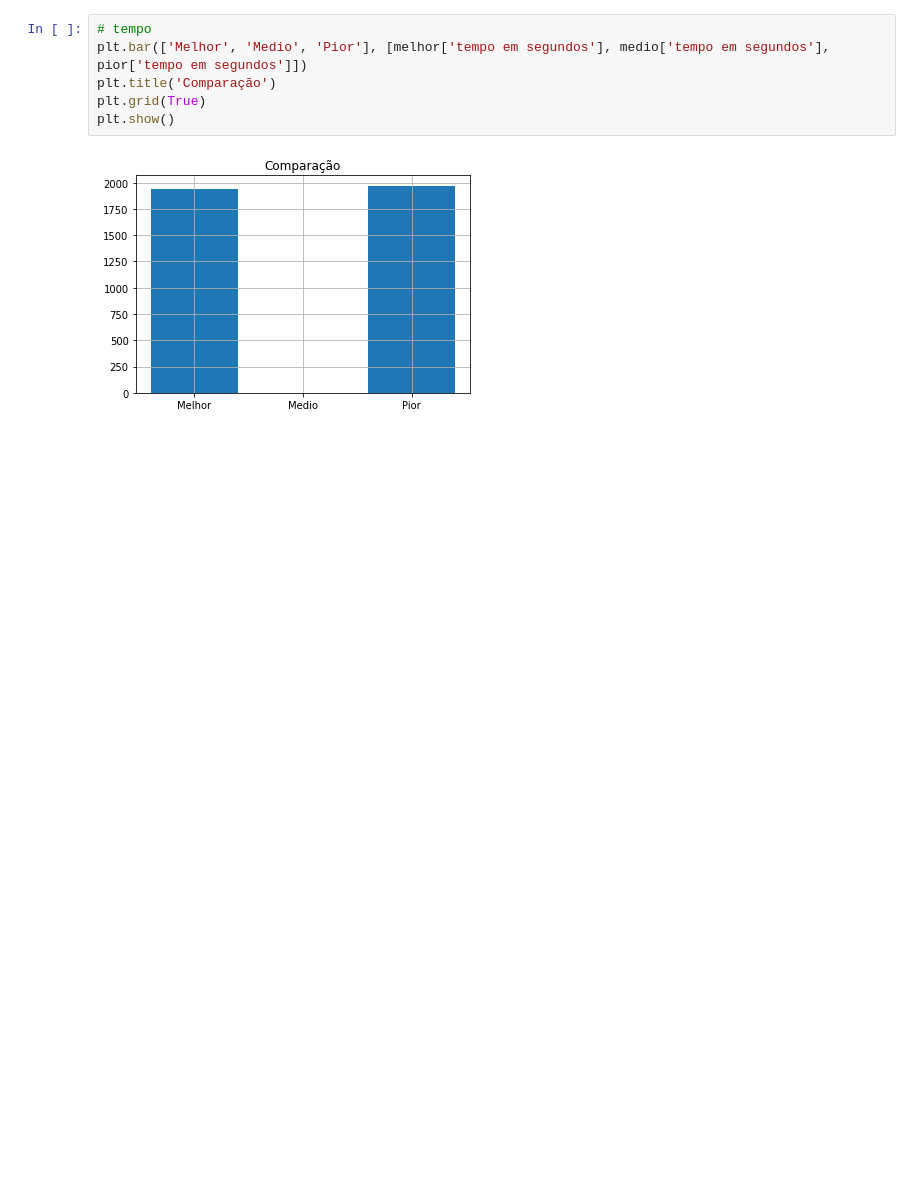
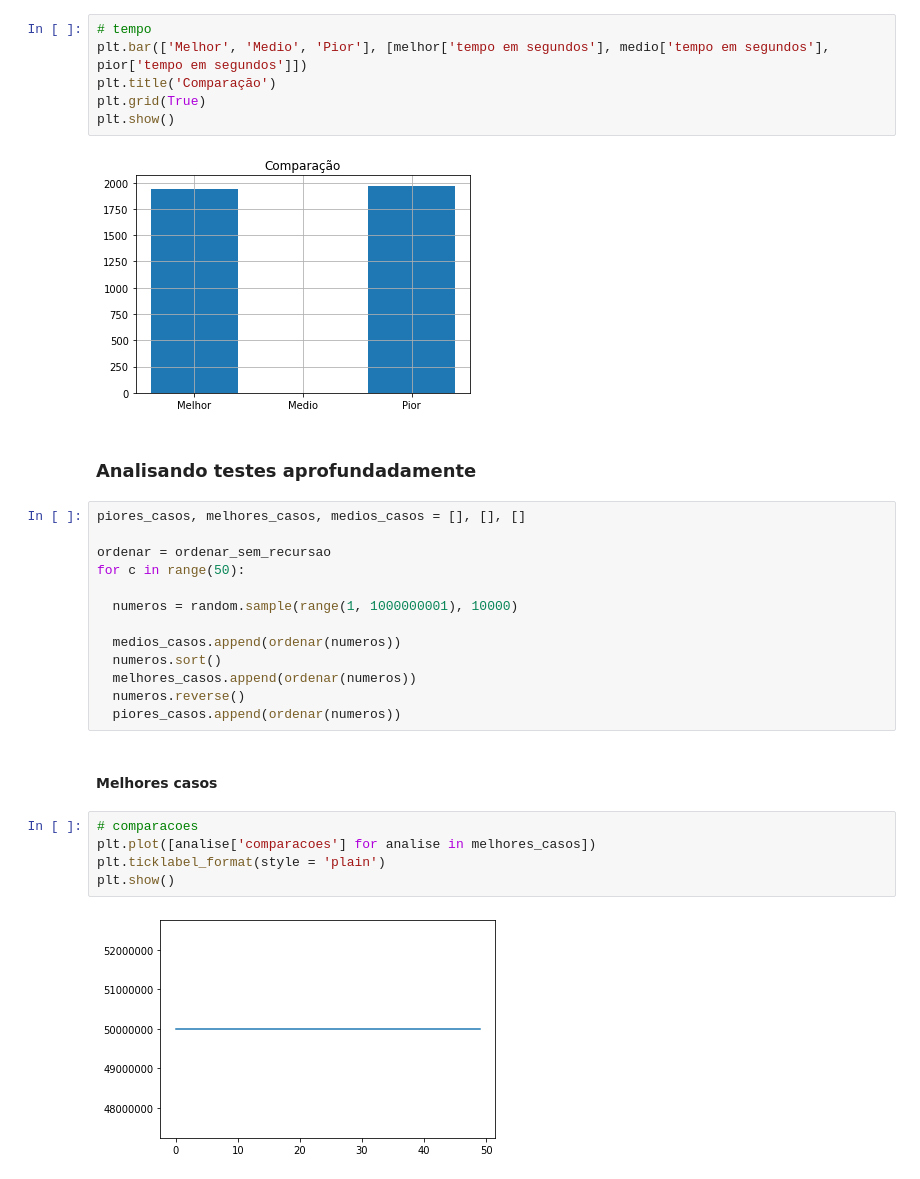
Before and after one commit to svhenrique/Softex, a Jupyter notebook: PAA/Untitled0.ipynb, the cells around one changed output. Saved outputs shown, nothing was run; the diff lists cells and outputs as text; blank space fills up the shorter version.

```diff
--- a/PAA/Untitled0.ipynb
+++ b/PAA/Untitled0.ipynb
@@ -337,3 +340,27 @@ plt.grid(True)
 plt.show()
 # %% [output]
 [figure]
+# %% [markdown]
+### Analisando testes aprofundadamente
+# %%
+piores_casos, melhores_casos, medios_casos = [], [], []
+
+ordenar = ordenar_sem_recursao
+for c in range(50):
+
+  numeros = random.sample(range(1, 1000000001), 10000)
+
+  medios_casos.append(ordenar(numeros))
+  numeros.sort()
+  melhores_casos.append(ordenar(numeros))
+  numeros.reverse()
+  piores_casos.append(ordenar(numeros))
+# %% [markdown]
+#### Melhores casos
+# %%
+# comparacoes
+plt.plot([analise['comparacoes'] for analise in melhores_casos])
+plt.ticklabel_format(style = 'plain')
+plt.show()
+# %% [output]
+[figure, added]
```
Also changed, not shown: parts of 21 cells of this notebook.
